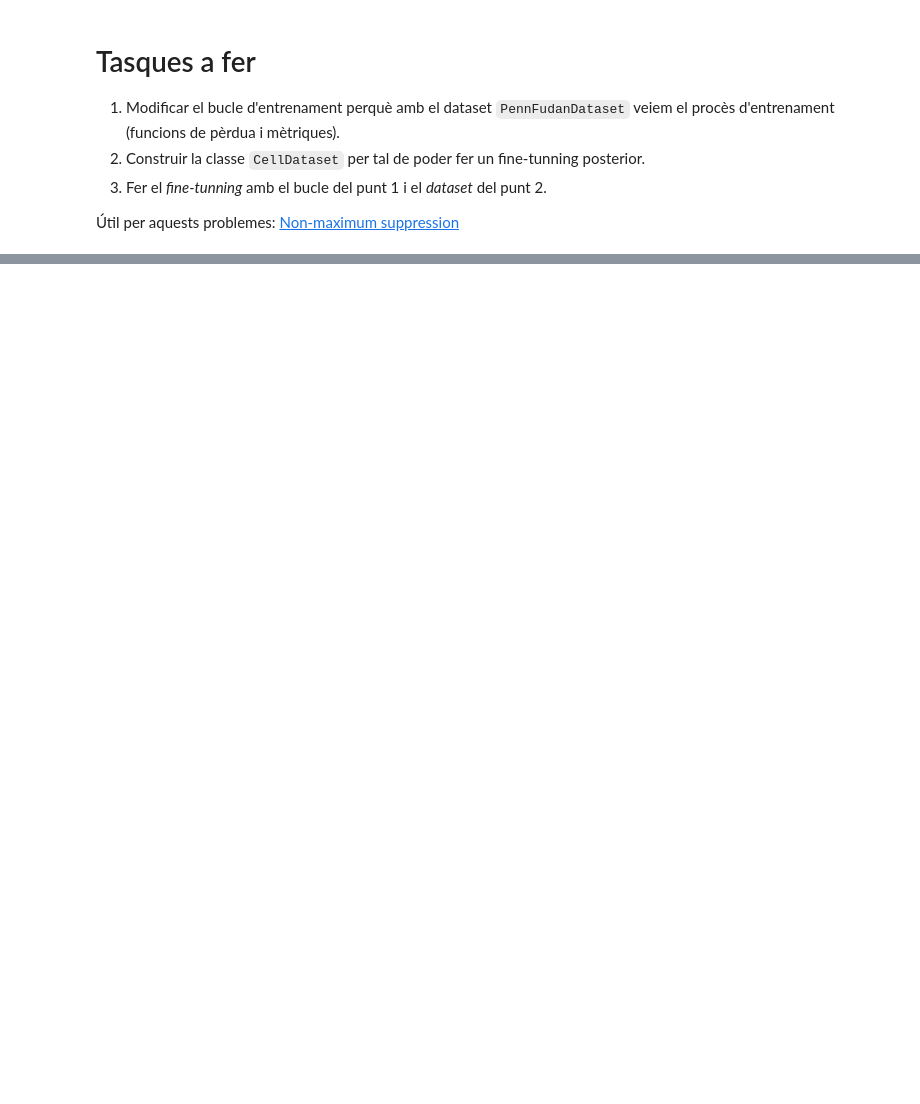
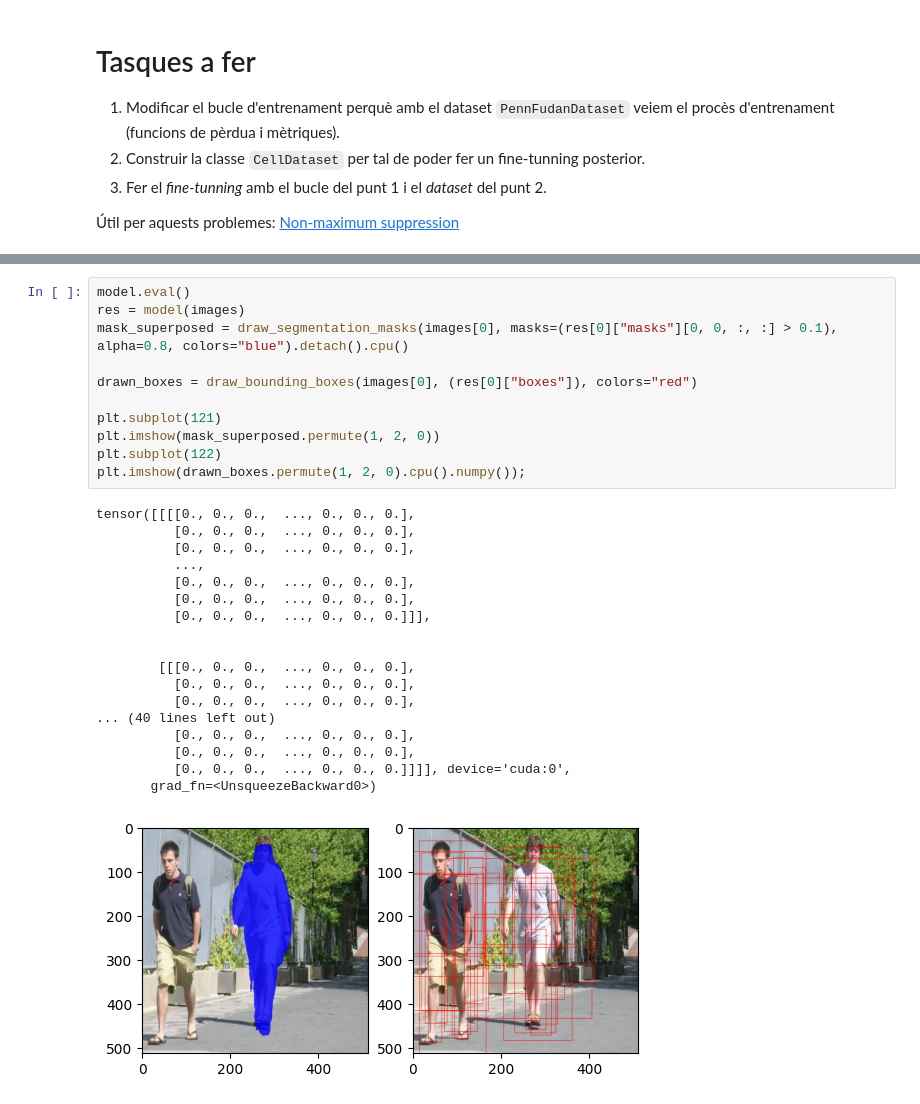
Before and after one commit to alberba/Aprendizaje-Autom-tico, a Jupyter notebook: 15_Mask_RCNN/main.ipynb, the cells around one changed output, grey strips where cells are left out. Cells and saved outputs as stored; diff of their text form; blank space fills up the shorter version.

```diff
--- a/15_Mask_RCNN/main.ipynb
+++ b/15_Mask_RCNN/main.ipynb
@@ -430,0 +479,30 @@ class CellsDataset(torch.utils.data.Dataset):
+# %%
+model.eval()
+res = model(images)
+mask_superposed = draw_segmentation_masks(images[0], masks=(res[0]["masks"][0, 0, :, :] > 0.1), alpha=0.8, colors="blue").detach().cpu()
+
+drawn_boxes = draw_bounding_boxes(images[0], (res[0]["boxes"]), colors="red")
+
+plt.subplot(121)
+plt.imshow(mask_superposed.permute(1, 2, 0))
+plt.subplot(122)
+plt.imshow(drawn_boxes.permute(1, 2, 0).cpu().numpy());
+# %% [output]
+tensor([[[[0., 0., 0.,  ..., 0., 0., 0.],
+          [0., 0., 0.,  ..., 0., 0., 0.],
+          [0., 0., 0.,  ..., 0., 0., 0.],
+          ...,
+          [0., 0., 0.,  ..., 0., 0., 0.],
+          [0., 0., 0.,  ..., 0., 0., 0.],
+          [0., 0., 0.,  ..., 0., 0., 0.]]],
+
+
+        [[[0., 0., 0.,  ..., 0., 0., 0.],
+          [0., 0., 0.,  ..., 0., 0., 0.],
+          [0., 0., 0.,  ..., 0., 0., 0.],
+... (40 lines left out)
+          [0., 0., 0.,  ..., 0., 0., 0.],
+          [0., 0., 0.,  ..., 0., 0., 0.],
+          [0., 0., 0.,  ..., 0., 0., 0.]]]], device='cuda:0',
+       grad_fn=<UnsqueezeBackward0>)
+[figure, added]
```
Also changed, not shown: parts of 13 cells of this notebook.
